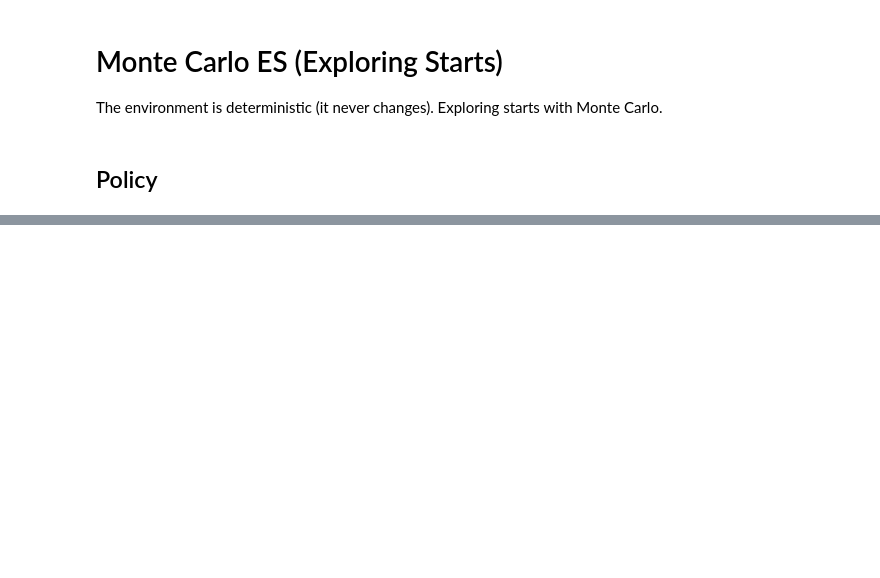
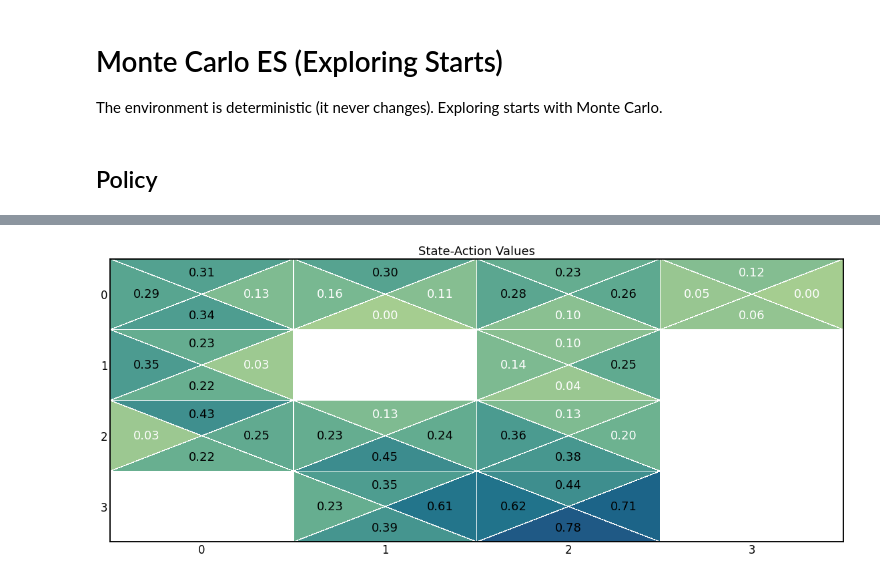
Before and after one commit to CarloCDT/RL-study-group, a Jupyter notebook: frozen_lake/frozen_lake_mces.ipynb, the cells around one changed output, grey strips where cells are left out. Saved outputs shown, nothing was run; the diff lists cells and outputs as text; code cells hidden in the pictures; blank space fills up the shorter version.

```diff
--- a/frozen_lake/frozen_lake_mces.ipynb
+++ b/frozen_lake/frozen_lake_mces.ipynb
@@ -116,0 +144,58 @@ sns.heatmap(new_policy.pivot("x", "y", "return"), annot=np.array(direction), lin
+# %%
+from matplotlib.tri import Triangulation
+
+def triangulation_for_triheatmap(M, N):
+    xv, yv = np.meshgrid(np.arange(-0.5, M), np.arange(-0.5, N))  # vertices of the little squares
+    xc, yc = np.meshgrid(np.arange(0, M), np.arange(0, N))  # centers of the little squares
+    x = np.concatenate([xv.ravel(), xc.ravel()])
+    y = np.concatenate([yv.ravel(), yc.ravel()])
+    cstart = (M + 1) * (N + 1)  # indices of the centers
+
+    trianglesN = [(i + j * (M + 1), i + 1 + j * (M + 1), cstart + i + j * M)
+                  for j in range(N) for i in range(M)]
+    trianglesE = [(i + 1 + j * (M + 1), i + 1 + (j + 1) * (M + 1), cstart + i + j * M)
+                  for j in range(N) for i in range(M)]
+    trianglesS = [(i + 1 + (j + 1) * (M + 1), i + (j + 1) * (M + 1), cstart + i + j * M)
+                  for j in range(N) for i in range(M)]
+    trianglesW = [(i + (j + 1) * (M + 1), i + j * (M + 1), cstart + i + j * M)
+                  for j in range(N) for i in range(M)]
+    return [Triangulation(x, y, triangles) for triangles in [trianglesN, trianglesE, trianglesS, trianglesW]]
+
+
+df = average_returns[~average_returns["state"].isin(terminal_states)].pivot(index=["x","y"], columns="label", values="return").reset_index()
+df_piv = df.pivot_table(index='x', columns='y')
+
+M = len(df_piv.columns) // 4
+N = len(df_piv)
+values = [df_piv[dir] for dir in
+          ["↑", "→", "↓","←"]]  # these are the 4 column names in df
+
+triangul = triangulation_for_triheatmap(M, N)
+cmaps = ['crest'] * 4
+
+norms = [plt.Normalize(0, 1) for _ in range(4)]
+fig, ax = plt.subplots(figsize=(16, 7))
+imgs = [ax.tripcolor(t, np.ravel(val), cmap=cmap, norm=norm, ec='white')
+        for t, val, cmap, norm in zip(triangul, values, cmaps, norms)]
+
+
+for val, dir in zip(values, [(-1, 0), (0, 1), (1, 0), (0, -1)]):
+    for i in range(M):
+        for j in range(N):
+            v = val[i][j]
+            ax.text(i + 0.3 * dir[1], j + 0.3 * dir[0], f'{v:.2f}', color='k' if 0.2 < v < 0.8 else 'w', ha='center', va='center')
+
+ax.tick_params(length=0)
+ax.set_xticks(range(M))
+ax.set_xticklabels(df_piv["↑"].columns)
+ax.set_yticks(range(N))
+ax.set_yticklabels(df_piv.index)
+ax.invert_yaxis()
+ax.margins(x=0, y=0)
+
+ax.set_title("State-Action Values")
+
+plt.tight_layout()
+plt.show()
+# %% [output]
+[figure, added]
```
Also changed, not shown: parts of 4 cells of this notebook, 3 other files.
